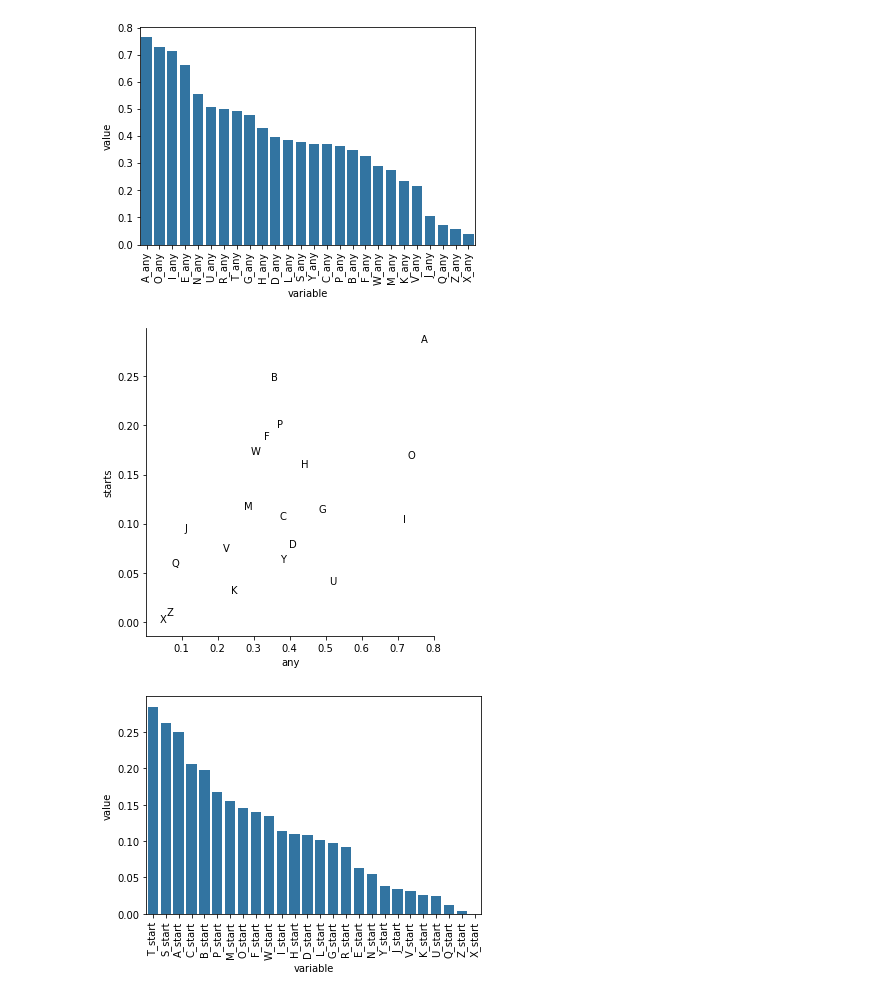
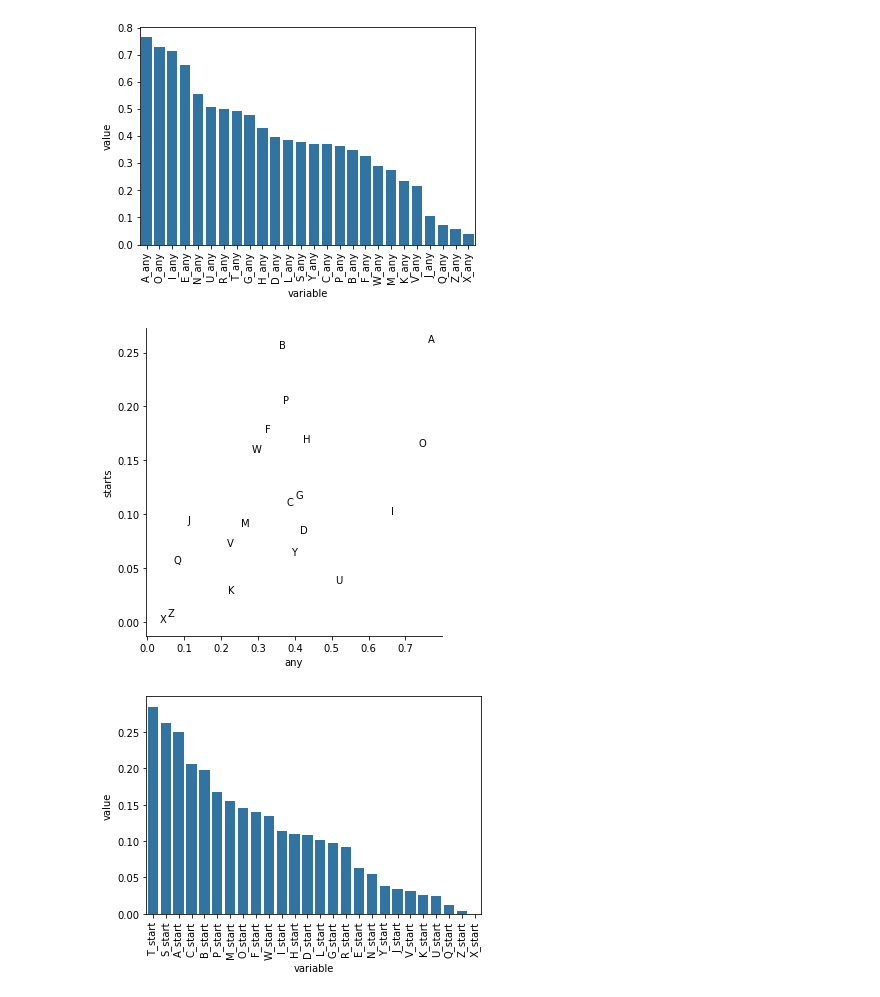
Before and after one commit to evanrgreen/WheelOfFortune, a Jupyter notebook: WOF analysis.ipynb, the cells around one changed output. Cells and saved outputs as stored; diff of their text form; code cells hidden in the pictures.

```diff
--- a/WOF analysis.ipynb
+++ b/WOF analysis.ipynb
@@ -297,36 +297,38 @@ sns.barplot(
 _ = plt.xticks(rotation=90)
 # %% [output]
 [figure]
+# %%
+puzzles['test']=1
 # %%
 starts = (
-    puzzles[puzzles.Round.isin(["BR"])] #& ~puzzles.Category.isin(["What Are You Doing?"])]
+    puzzles[puzzles.Round.isin(["BR"]) & ~puzzles.Category.isin(["What Are You Doing?"])]
     .groupby("test")
     .mean(numeric_only=True)[[f"{l}_start" for l in letters]]
     .melt()
     .sort_values("value", ascending=False)
 )
 starts["variable"] = starts.variable.str.replace("_start", "")
 starts["starts"] = starts.pop("value")
 
 anys = (
-    puzzles[puzzles.Round.isin(["BR"])]# & ~puzzles.Category.isin(["What Are You Doing?"])]
+    puzzles[puzzles.Round.isin(["BR"]) & ~puzzles.Category.isin(["What Are You Doing?"])]
 
     .groupby("test")
     .mean(numeric_only=True)[[f"{l}_any" for l in letters]]
     .melt()
     .sort_values("value", ascending=False)
 )
 anys["variable"] = anys.variable.str.replace("_any", "")
 anys["any"] = anys.pop("value")
 
 merged = anys.merge(starts)
 sns.lmplot(data=merged, x="any", y="starts", fit_reg=False, scatter_kws={"alpha": 0})
 for r in merged.itertuples():
     if r.variable in "LSRTNE":
         continue
     plt.text(r.any, r.starts, r.variable)
 # %% [output]
-[figure, old version]
+[figure, new version]
 # %%
 puzzles["test"] = 1
 sns.barplot(
```
Also changed, not shown: parts of 1 cell of this notebook, 1 other file.
